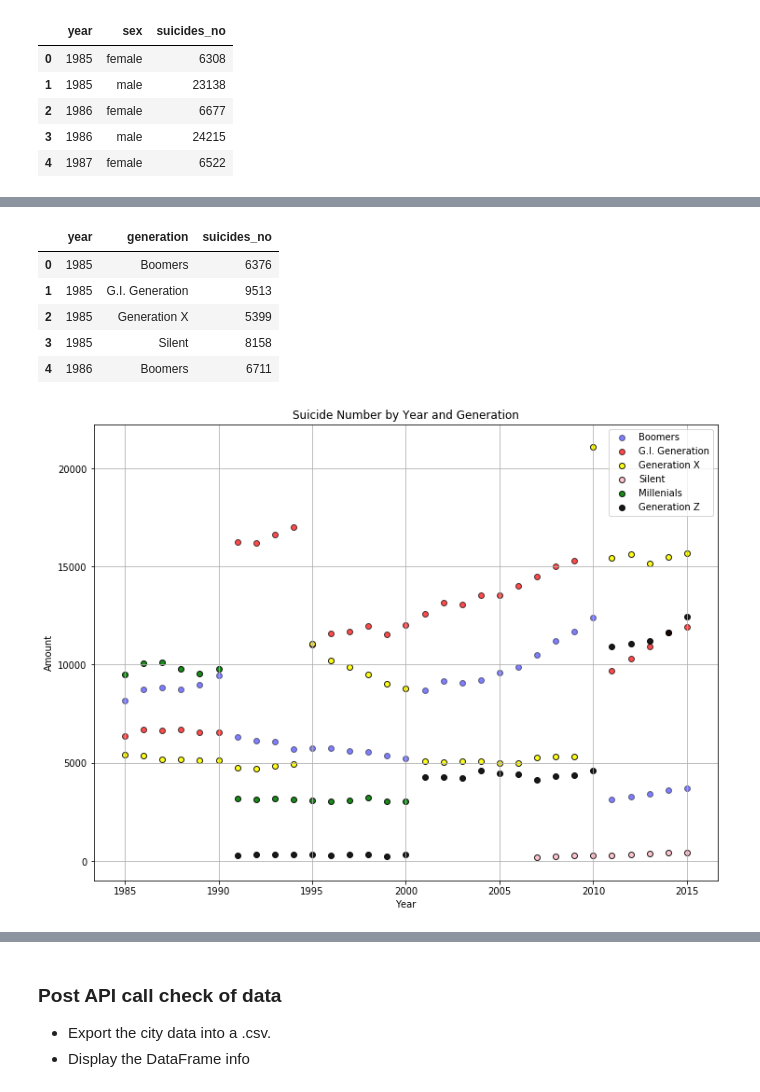
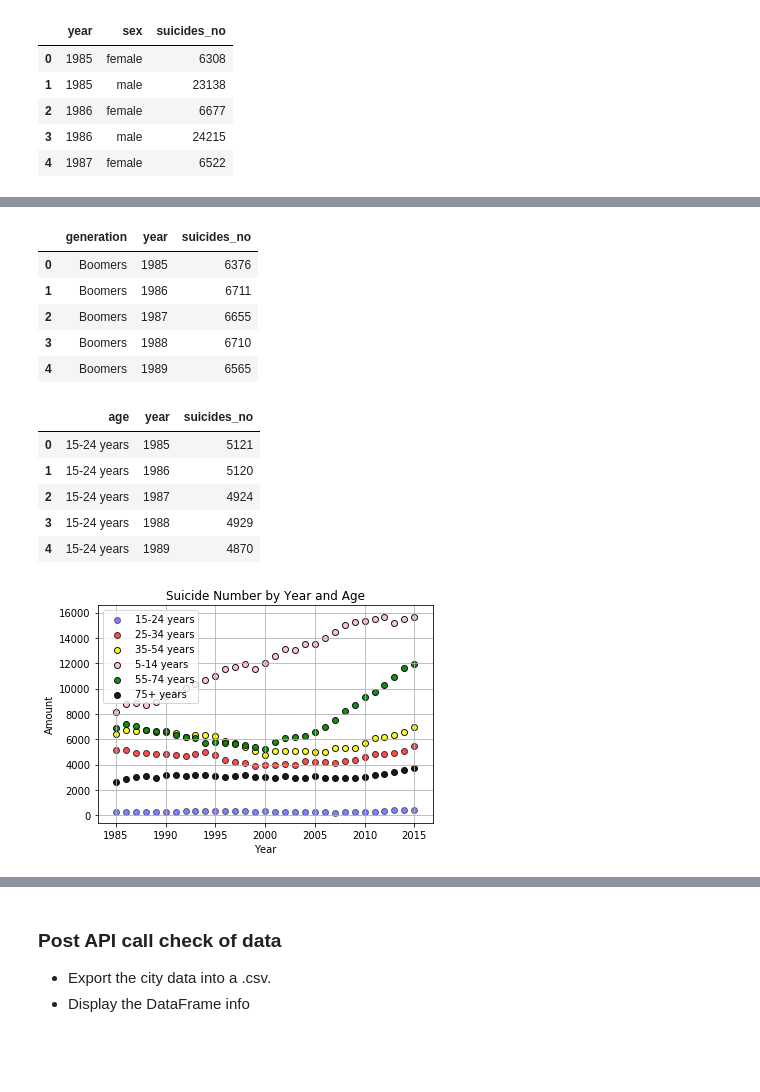
Before and after one commit to aeclaman/Project1, a Jupyter notebook: notebooks/amy.ipynb, the cells around one changed output, grey strips where cells are left out. Drawn from its saved outputs; the diff is of its cells as text; code cells hidden in the pictures; blank space fills up the shorter version.

Commit message:
adding data

```diff
--- a/notebooks/amy.ipynb
+++ b/notebooks/amy.ipynb
@@ -31,8 +31,8 @@ lng_range = (-180, 180)
 ## Data Gathering
 # %%
 suicide_us = "../data/rawdata/master.csv"
-suicide_us_df = pd.read_csv(suicide_us)
-US_data = suicide_us_df [suicide_us_df['country'] == 'United States']
+suicide_df = pd.read_csv(suicide_us)
+US_data = suicide_df [suicide_df['country'] == 'United States']
 US_data.head()
 # %% [output]
 |  | country | year | sex | age | suicides_no | population | suicides/100k pop | country-year | ... |
@@ -117,45 +190,56 @@ plt.show()
 # %%
-df_by_gen=US_data.groupby(['year', 'generation'], as_index=False)
+df_by_gen=US_data.groupby(['generation', 'year'], as_index=False)
 df_tot_by_gen=df_by_gen['suicides_no'].sum()
 df_tot_by_gen.head()
 # %% [output]
-|  | year | generation | suicides_no |
-| 0 | 1985 | Boomers | 6376 |
-| 1 | 1985 | G.I. Generation | 9513 |
-| 2 | 1985 | Generation X | 5399 |
-| 3 | 1985 | Silent | 8158 |
-| 4 | 1986 | Boomers | 6711 |
+|  | generation | year | suicides_no |
+| 0 | Boomers | 1985 | 6376 |
+| 1 | Boomers | 1986 | 6711 |
+| 2 | Boomers | 1987 | 6655 |
+| 3 | Boomers | 1988 | 6710 |
+| 4 | Boomers | 1989 | 6565 |
+# %%
+df_by_gen=US_data.groupby(['age', 'year'], as_index=False)
+df_tot_by_gen=df_by_gen['suicides_no'].sum()
+df_tot_by_gen.head()
+# %% [output]
+|  | age | year | suicides_no |
+| 0 | 15-24 years | 1985 | 5121 |
+| 1 | 15-24 years | 1986 | 5120 |
+| 2 | 15-24 years | 1987 | 4924 |
+| 3 | 15-24 years | 1988 | 4929 |
+| 4 | 15-24 years | 1989 | 4870 |
 # %%
-silent = df_tot_by_gen.loc[df_tot_by_gen['generation']=="Silent"]
-boomers = df_tot_by_gen.loc[df_tot_by_gen['generation']=="Boomers"]
-genx = df_tot_by_gen.loc[df_tot_by_gen['generation']=="Generation X"]
-genz = df_tot_by_gen.loc[df_tot_by_gen['generation']=="Generation Z"]
-gi_gen = df_tot_by_gen.loc[df_tot_by_gen['generation']=="G.I. Generation"]
-millens = df_tot_by_gen.loc[df_tot_by_gen['generation']=="Millenials"]
+silent = df_tot_by_gen.loc[df_tot_by_gen['age']=="5-14 years"]
+boomers = df_tot_by_gen.loc[df_tot_by_gen['age']=="15-24 years"]
+genx = df_tot_by_gen.loc[df_tot_by_gen['age']=="25-34 years"]
+genz = df_tot_by_gen.loc[df_tot_by_gen['age']=="35-54 years"]
+gi_gen = df_tot_by_gen.loc[df_tot_by_gen['age']=="55-74 years"]
+millens = df_tot_by_gen.loc[df_tot_by_gen['age']=="75+ years"]
 time_line = df_tot_by_gen['year'].unique()
 
-types=df_tot_by_gen['generation'].unique()
+types=df_tot_by_gen['age'].unique()
 #Build scatterplots
-plt.scatter(silent["year"], silent["suicides_no"], alpha=.5, color='blue', edgecolors='black', marker='o', label='Silent')
-plt.scatter(boomers["year"], boomers["suicides_no"], alpha=.7, color='red', edgecolors='black', marker='o', label='Boomers')
-plt.scatter(genx["year"], genx["suicides_no"], alpha=.9, color='yellow', edgecolors='black', marker='o', label='Generation X')
-plt.scatter(genz["year"], genz["suicides_no"], alpha=.9, color='pink', edgecolors='black', marker='o', label='Generation Z')
-plt.scatter(gi_gen["year"], gi_gen["suicides_no"], alpha=.9, color='green', edgecolors='black', marker='o', label='G.I. Generation')
-plt.scatter(millens["year"], millens["suicides_no"], alpha=.9, color='black', edgecolors='black', marker='o', label='Millenials')
+plt.scatter(silent["year"], silent["suicides_no"], alpha=.5, color='blue', edgecolors='black', marker='o', label='15-24 years')
+plt.scatter(boomers["year"], boomers["suicides_no"], alpha=.7, color='red', edgecolors='black', marker='o', label='25-34 years')
+plt.scatter(genx["year"], genx["suicides_no"], alpha=.9, color='yellow', edgecolors='black', marker='o', label='35-54 years')
+plt.scatter(genz["year"], genz["suicides_no"], alpha=.9, color='pink', edgecolors='black', marker='o', label='5-14 years')
+plt.scatter(gi_gen["year"], gi_gen["suicides_no"], alpha=.9, color='green', edgecolors='black', marker='o', label='55-74 years')
+plt.scatter(millens["year"], millens["suicides_no"], alpha=.9, color='black', edgecolors='black', marker='o', label='75+ years')
 
 lgnd=plt.legend(types, loc="best")
 # Incorporate the other graph properties
-plt.title(f"Suicide Number by Year and Generation" )
+plt.title(f"Suicide Number by Year and Age" )
 plt.ylabel("Amount")
 plt.xlabel("Year")
 
 plt.grid(True)
 
 # Get current size
 fig_size = plt.rcParams["figure.figsize"]
 fig_size[0] = 15
 fig_size[1] = 7
 plt.rcParams["figure.figsize"] = fig_size
 plt.show()
 # %% [output]
-[figure, old version]
+[figure, new version]
```
Also changed, not shown: parts of 28 cells of this notebook, 1 other file.
